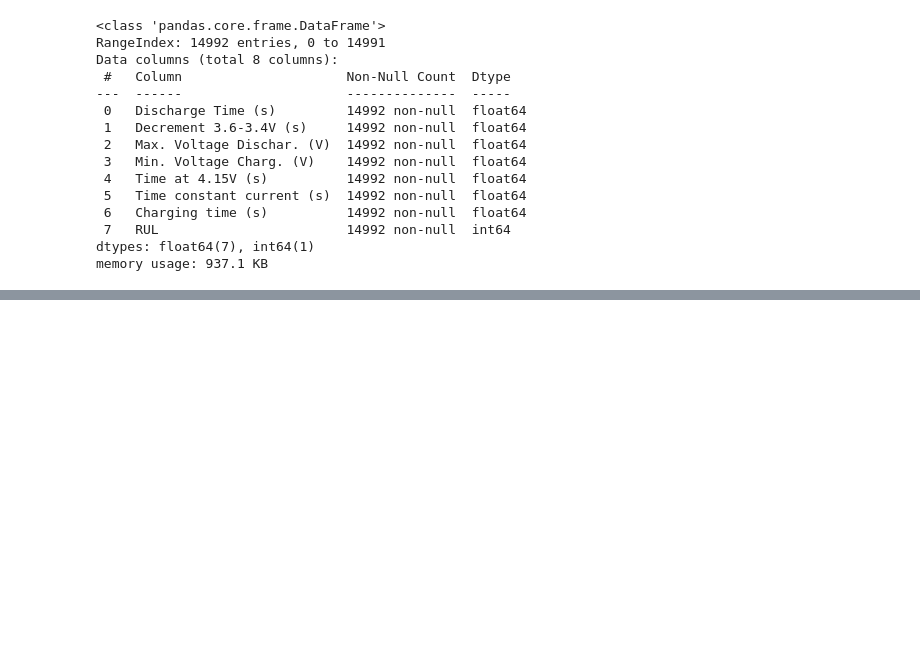
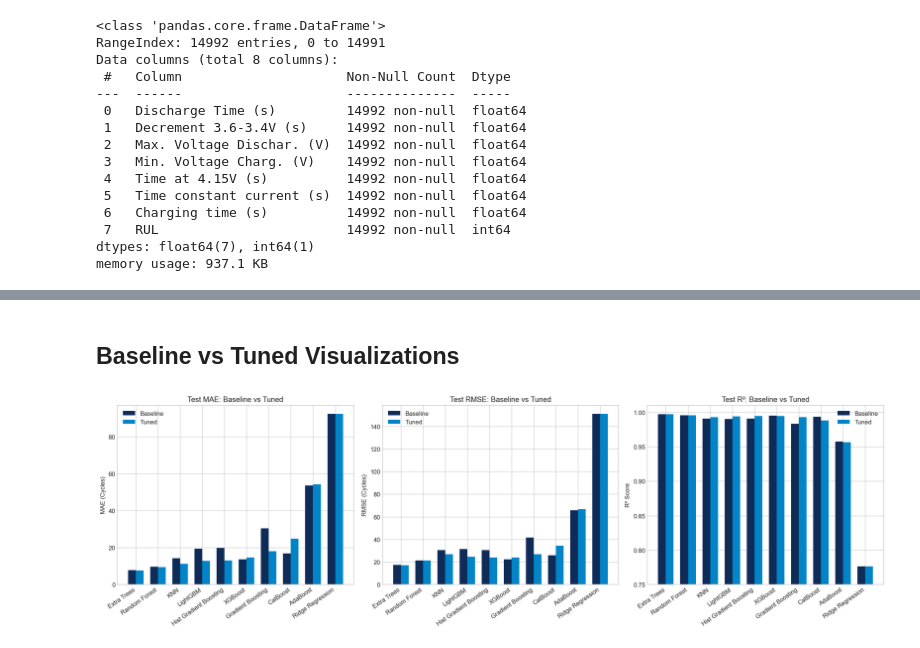
Before and after one commit to Next-Gen-Coder-2007/Intelligent-Lithium-Ion-Battery-Remaining-Useful-Life-Prediction-Digital-Twin, a Jupyter notebook: Review1_version1.ipynb, the cells around one changed output, grey strips where cells are left out. Cells and saved outputs as stored; diff of their text form; code cells hidden in the pictures; blank space fills up the shorter version.

```diff
--- a/Review1_version1.ipynb
+++ b/Review1_version1.ipynb
@@ -622,0 +272,15 @@ for name in models:
+# %%
+comparison_df = pd.merge(
+    baseline_results_df[["Model", "Test MAE", "Test RMSE", "Test R2"]],
+    tuned_results_df[["Model", "CV Best MAE", "Test MAE", "Test RMSE", "Test R2", "Best Parameters"]],
+    on="Model",
+    suffixes=(" (Baseline)", " (Tuned)")
+)
+
+comparison_df["MAE Improvement (%)"] = (
+    (comparison_df["Test MAE (Baseline)"] - comparison_df["Test MAE (Tuned)"])
+    / comparison_df["Test MAE (Baseline)"] * 100
+).round(2)
+
+comparison_df = comparison_df.sort_values(by="Test MAE (Tuned)").reset_index(drop=True)
+comparison_df
@@ -622,0 +299,37 @@ for name in models:
+# %% [markdown]
+## Baseline vs Tuned Visualizations
+# %%
+fig, axes = plt.subplots(1, 3, figsize=(18, 5.5))
+
+x = np.arange(len(comparison_df))
+width = 0.35
+
+axes[0].bar(x - width/2, comparison_df["Test MAE (Baseline)"], width, label="Baseline", color="#0F2C59")
+axes[0].bar(x + width/2, comparison_df["Test MAE (Tuned)"], width, label="Tuned", color="#0284C7")
+axes[0].set_title("Test MAE: Baseline vs Tuned")
+axes[0].set_ylabel("MAE (Cycles)")
+axes[0].set_xticks(x)
+axes[0].set_xticklabels(comparison_df["Model"], rotation=35, ha="right")
+axes[0].legend()
+
+axes[1].bar(x - width/2, comparison_df["Test RMSE (Baseline)"], width, label="Baseline", color="#0F2C59")
+axes[1].bar(x + width/2, comparison_df["Test RMSE (Tuned)"], width, label="Tuned", color="#0284C7")
+axes[1].set_title("Test RMSE: Baseline vs Tuned")
+axes[1].set_ylabel("RMSE (Cycles)")
+axes[1].set_xticks(x)
+axes[1].set_xticklabels(comparison_df["Model"], rotation=35, ha="right")
+axes[1].legend()
+
+axes[2].bar(x - width/2, comparison_df["Test R2 (Baseline)"], width, label="Baseline", color="#0F2C59")
+axes[2].bar(x + width/2, comparison_df["Test R2 (Tuned)"], width, label="Tuned", color="#0284C7")
+axes[2].set_title("Test R²: Baseline vs Tuned")
+axes[2].set_ylabel("R² Score")
+axes[2].set_ylim(0.75, 1.01)
+axes[2].set_xticks(x)
+axes[2].set_xticklabels(comparison_df["Model"], rotation=35, ha="right")
+axes[2].legend()
+
+plt.tight_layout()
+plt.show()
+# %% [output]
+[figure, added]
```
Also changed, not shown: parts of 47 cells of this notebook, 1 other file.
